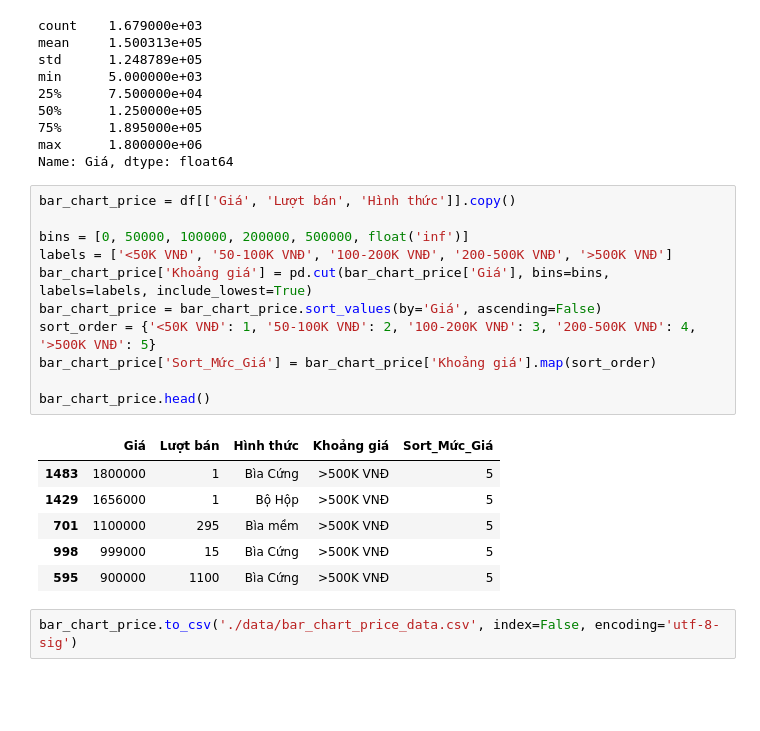
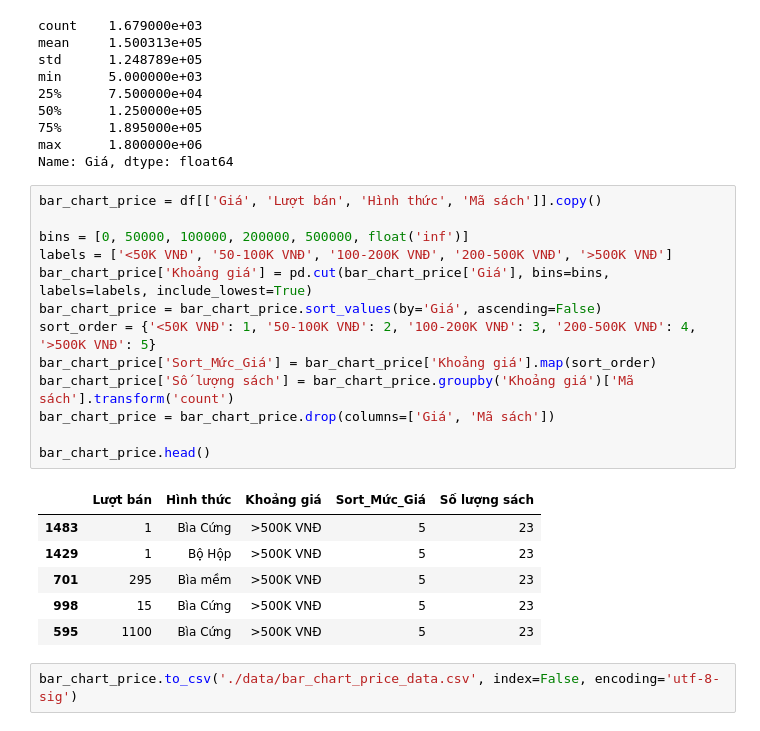
Before and after one commit to pililover/Data-visualization_analysis-Vietnamese-Book-Market, a Jupyter notebook: data_preprocessing.ipynb, the cells around one changed output. Cells and saved outputs as stored; diff of their text form; blank space fills up the shorter version.

```diff
--- a/data_preprocessing.ipynb
+++ b/data_preprocessing.ipynb
@@ -579,23 +579,25 @@ min      5.000000e+03
 max      1.800000e+06
 Name: Giá, dtype: float64
 # %%
-bar_chart_price = df[['Giá', 'Lượt bán', 'Hình thức']].copy()
+bar_chart_price = df[['Giá', 'Lượt bán', 'Hình thức', 'Mã sách']].copy()
 
 bins = [0, 50000, 100000, 200000, 500000, float('inf')]
 labels = ['<50K VNĐ', '50-100K VNĐ', '100-200K VNĐ', '200-500K VNĐ', '>500K VNĐ']
 bar_chart_price['Khoảng giá'] = pd.cut(bar_chart_price['Giá'], bins=bins, labels=labels, include_lowest=True)
 bar_chart_price = bar_chart_price.sort_values(by='Giá', ascending=False)
 sort_order = {'<50K VNĐ': 1, '50-100K VNĐ': 2, '100-200K VNĐ': 3, '200-500K VNĐ': 4, '>500K VNĐ': 5}
 bar_chart_price['Sort_Mức_Giá'] = bar_chart_price['Khoảng giá'].map(sort_order)
+bar_chart_price['Số lượng sách'] = bar_chart_price.groupby('Khoảng giá')['Mã sách'].transform('count')
+bar_chart_price = bar_chart_price.drop(columns=['Giá', 'Mã sách'])
 
 bar_chart_price.head()
 # %% [output]
-|  | Giá | Lượt bán | Hình thức | Khoảng giá | Sort_Mức_Giá |
-| 1483 | 1800000 | 1 | Bìa Cứng | >500K VNĐ | 5 |
-| 1429 | 1656000 | 1 | Bộ Hộp | >500K VNĐ | 5 |
-| 701 | 1100000 | 295 | Bìa mềm | >500K VNĐ | 5 |
-| 998 | 999000 | 15 | Bìa Cứng | >500K VNĐ | 5 |
-| 595 | 900000 | 1100 | Bìa Cứng | >500K VNĐ | 5 |
+|  | Lượt bán | Hình thức | Khoảng giá | Sort_Mức_Giá | Số lượng sách |
+| 1483 | 1 | Bìa Cứng | >500K VNĐ | 5 | 23 |
+| 1429 | 1 | Bộ Hộp | >500K VNĐ | 5 | 23 |
+| 701 | 295 | Bìa mềm | >500K VNĐ | 5 | 23 |
+| 998 | 15 | Bìa Cứng | >500K VNĐ | 5 | 23 |
+| 595 | 1100 | Bìa Cứng | >500K VNĐ | 5 | 23 |
 # %%
 bar_chart_price.to_csv('./data/bar_chart_price_data.csv', index=False, encoding='utf-8-sig')
 # %% [markdown]
```
Also changed, not shown: 2 other files.
